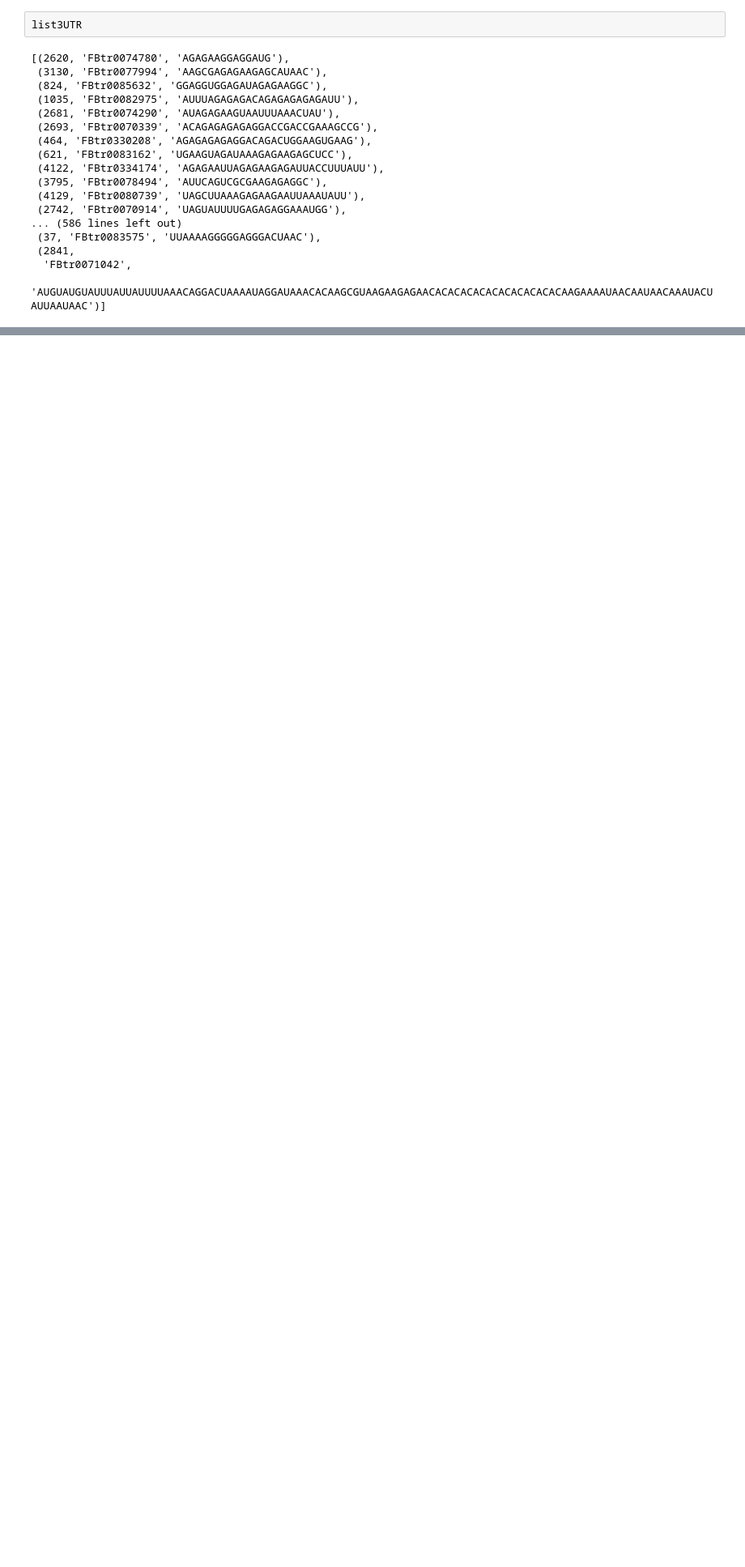
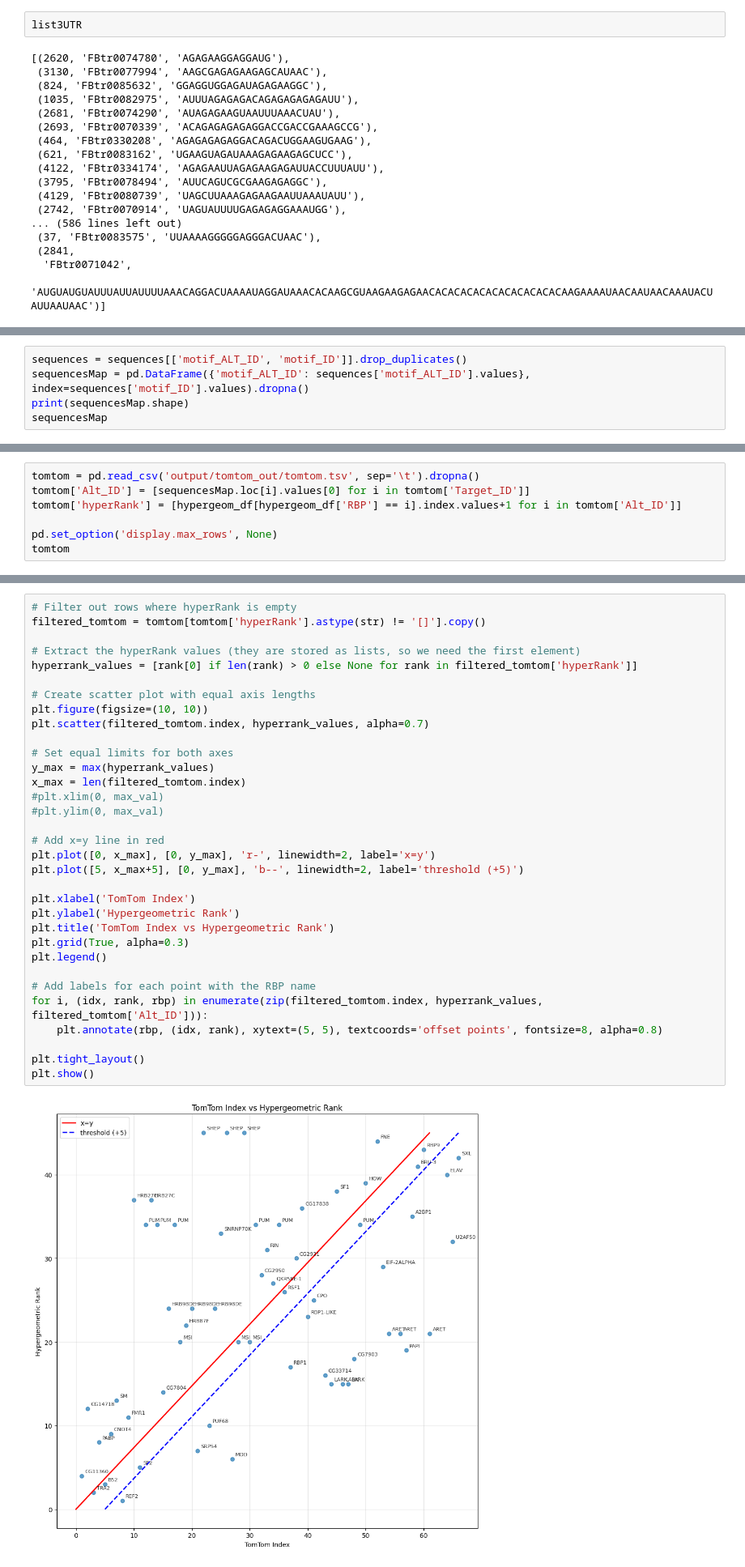
Before and after one commit to ManchesterBioinference/mRNA_LLM, a Jupyter notebook: notebooks/explorativeJupyterNotebooks/exploreRNP4F.ipynb, the cells around one changed output, grey strips where cells are left out. Shown at 81% size. Drawn from its saved outputs; the diff is of its cells as text; blank space fills up the shorter version.

```diff
--- a/notebooks/explorativeJupyterNotebooks/exploreRNP4F.ipynb
+++ b/notebooks/explorativeJupyterNotebooks/exploreRNP4F.ipynb
@@ -182,0 +242,5 @@ list3UTR
+# %%
+sequences = sequences[['motif_ALT_ID', 'motif_ID']].drop_duplicates()
+sequencesMap = pd.DataFrame({'motif_ALT_ID': sequences['motif_ALT_ID'].values}, index=sequences['motif_ID'].values).dropna()
+print(sequencesMap.shape)
+sequencesMap
@@ -182,0 +448,7 @@ list3UTR
+# %%
+tomtom = pd.read_csv('output/tomtom_out/tomtom.tsv', sep='\t').dropna()
+tomtom['Alt_ID'] = [sequencesMap.loc[i].values[0] for i in tomtom['Target_ID']]
+tomtom['hyperRank'] = [hypergeom_df[hypergeom_df['RBP'] == i].index.values+1 for i in tomtom['Alt_ID']]
+
+pd.set_option('display.max_rows', None)
+tomtom
@@ -182,0 +473,35 @@ list3UTR
+# %%
+# Filter out rows where hyperRank is empty
+filtered_tomtom = tomtom[tomtom['hyperRank'].astype(str) != '[]'].copy()
+
+# Extract the hyperRank values (they are stored as lists, so we need the first element)
+hyperrank_values = [rank[0] if len(rank) > 0 else None for rank in filtered_tomtom['hyperRank']]
+
+# Create scatter plot with equal axis lengths
+plt.figure(figsize=(10, 10))
+plt.scatter(filtered_tomtom.index, hyperrank_values, alpha=0.7)
+
+# Set equal limits for both axes
+y_max = max(hyperrank_values)
+x_max = len(filtered_tomtom.index)
+#plt.xlim(0, max_val)
+#plt.ylim(0, max_val)
+
+# Add x=y line in red
+plt.plot([0, x_max], [0, y_max], 'r-', linewidth=2, label='x=y')
+plt.plot([5, x_max+5], [0, y_max], 'b--', linewidth=2, label='threshold (+5)')
+
+plt.xlabel('TomTom Index')
+plt.ylabel('Hypergeometric Rank')
+plt.title('TomTom Index vs Hypergeometric Rank')
+plt.grid(True, alpha=0.3)
+plt.legend()
+
+# Add labels for each point with the RBP name
+for i, (idx, rank, rbp) in enumerate(zip(filtered_tomtom.index, hyperrank_values, filtered_tomtom['Alt_ID'])):
+    plt.annotate(rbp, (idx, rank), xytext=(5, 5), textcoords='offset points', fontsize=8, alpha=0.8)
+
+plt.tight_layout()
+plt.show()
+# %% [output]
+[figure, added]
```
Also changed, not shown: parts of 13 cells of this notebook, 9 other files.
